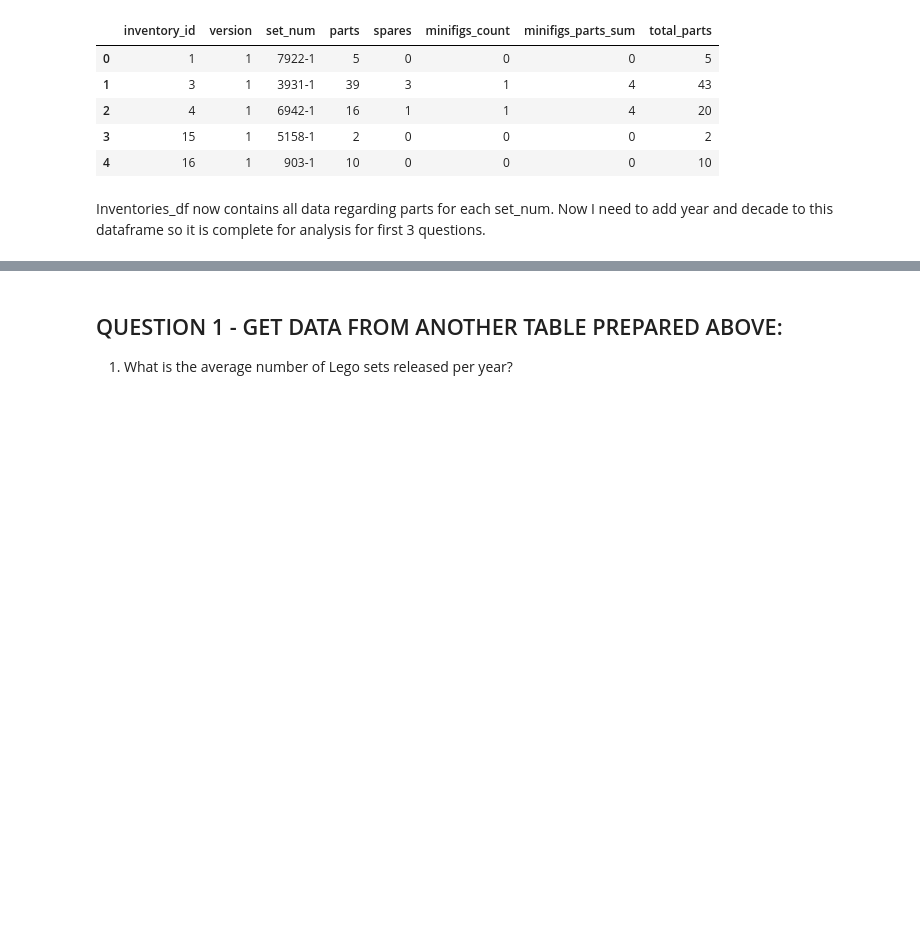
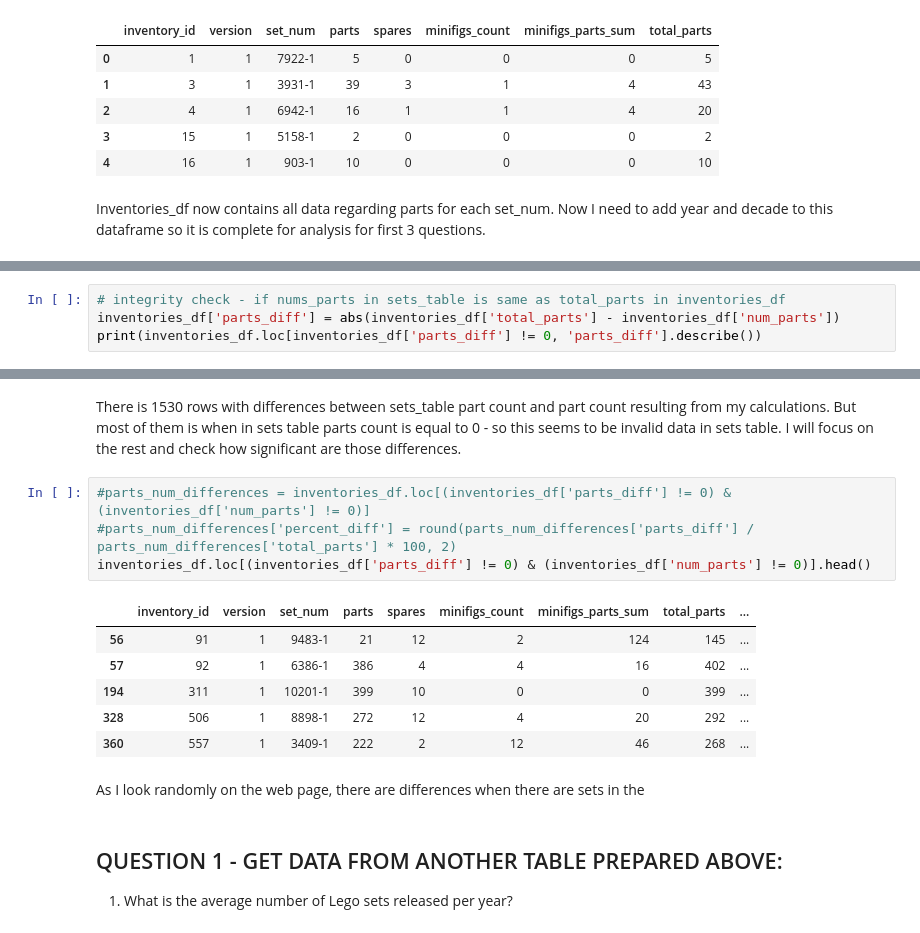
Before and after one commit to katarzynaadamczyk/data_analysis, a Jupyter notebook: lego_bricks/lego_analysis_prepare_dataframes.ipynb, the cells around one changed output, grey strips where cells are left out. Cells and saved outputs as stored; diff of their text form; blank space fills up the shorter version.

```diff
--- a/lego_bricks/lego_analysis_prepare_dataframes.ipynb
+++ b/lego_bricks/lego_analysis_prepare_dataframes.ipynb
@@ -640,0 +681,4 @@ inventories_df = inventories_df.merge(
+# %%
+# integrity check - if nums_parts in sets_table is same as total_parts in inventories_df
+inventories_df['parts_diff'] = abs(inventories_df['total_parts'] - inventories_df['num_parts'])
+print(inventories_df.loc[inventories_df['parts_diff'] != 0, 'parts_diff'].describe())
@@ -641,3 +703,18 @@ inventories_df = inventories_df.merge(
+# %% [markdown]
+There is 1530 rows with differences between sets_table part count and part count resulting from my calculations. But most of them is when in sets table parts count is equal to 0 - so this seems to be invalid data in sets table. I will focus on the rest and check how significant are those differences.
+# %%
+#parts_num_differences = inventories_df.loc[(inventories_df['parts_diff'] != 0) & (inventories_df['num_parts'] != 0)]
+#parts_num_differences['percent_diff'] = round(parts_num_differences['parts_diff'] / parts_num_differences['total_parts'] * 100, 2)
+inventories_df.loc[(inventories_df['parts_diff'] != 0) & (inventories_df['num_parts'] != 0)].head()
+# %% [output]
+|  | inventory_id | version | set_num | parts | spares | minifigs_count | minifigs_parts_sum | total_parts | ... |
+| 56 | 91 | 1 | 9483-1 | 21 | 12 | 2 | 124 | 145 | ... |
+| 57 | 92 | 1 | 6386-1 | 386 | 4 | 4 | 16 | 402 | ... |
+| 194 | 311 | 1 | 10201-1 | 399 | 10 | 0 | 0 | 399 | ... |
+| 328 | 506 | 1 | 8898-1 | 272 | 12 | 4 | 20 | 292 | ... |
+| 360 | 557 | 1 | 3409-1 | 222 | 2 | 12 | 46 | 268 | ... |
+# %% [markdown]
+As I look randomly on the web page, there are differences when there are sets in the
 # %% [markdown]
 ## QUESTION 1 - GET DATA FROM ANOTHER TABLE PREPARED ABOVE:
 1. What is the average number of Lego sets released per year?
```
Also changed, not shown: parts of 7 cells of this notebook.
